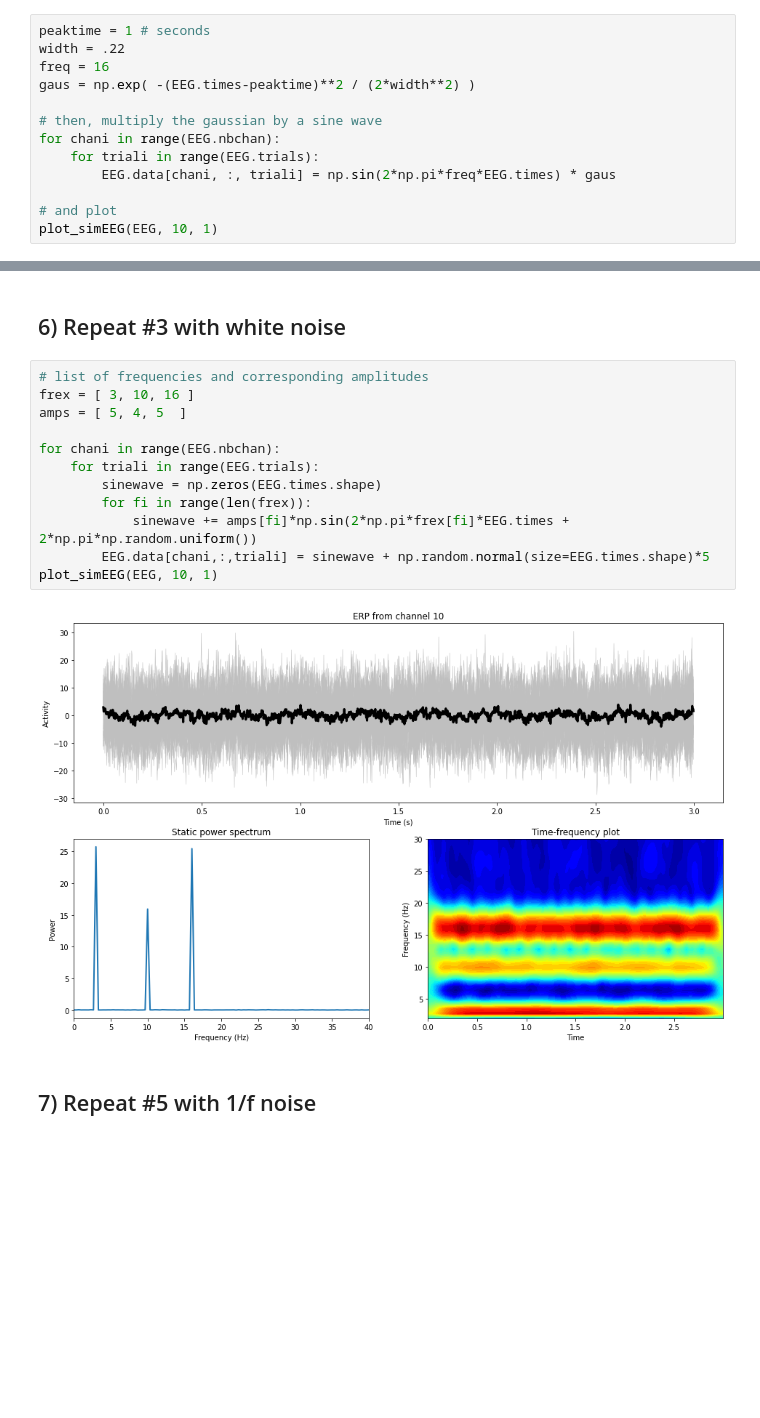
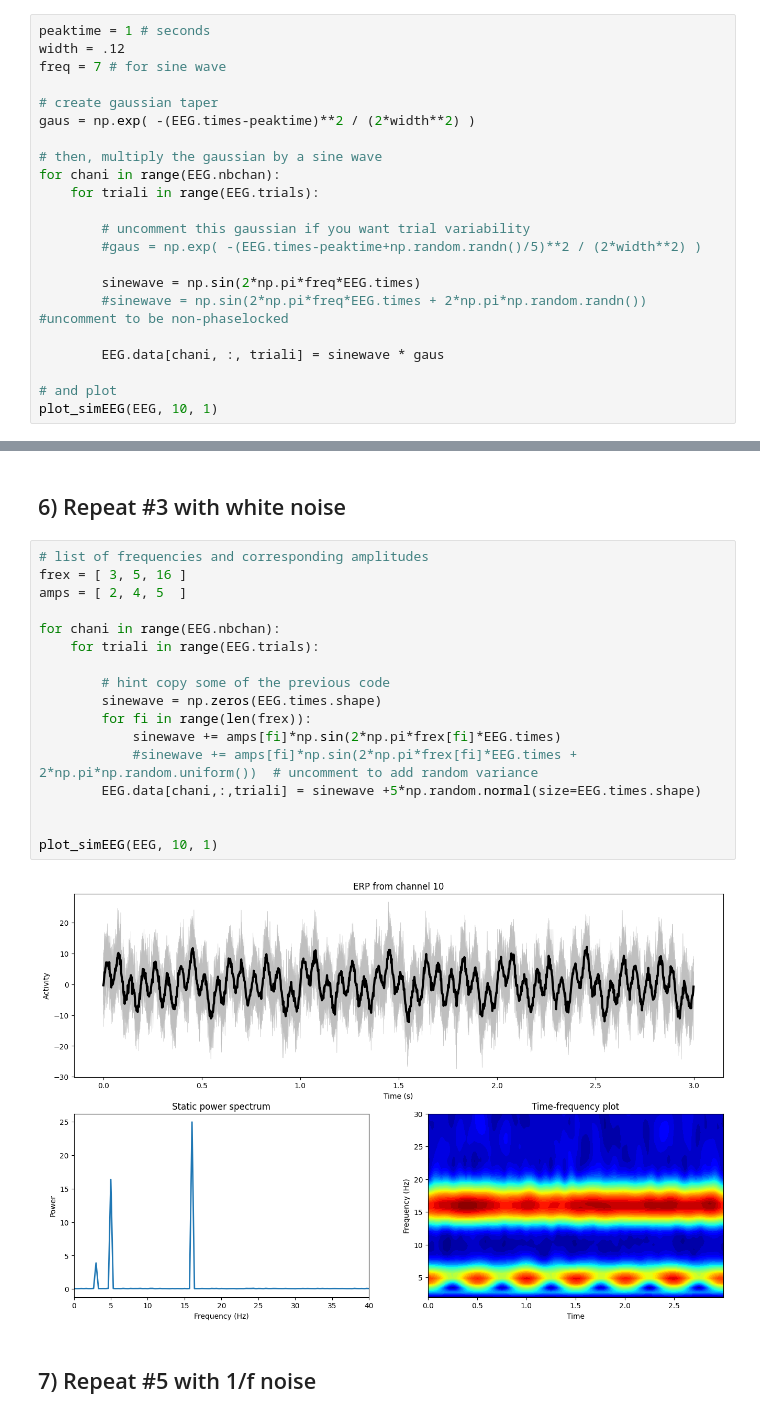
Before and after one commit to shabkr/Neural-Signal-Processing-Analysis, a Jupyter notebook: section_03/NTSA_simEEG_project1.ipynb, the cells around one changed output, grey strips where cells are left out. Saved outputs shown, nothing was run; the diff lists cells and outputs as text; blank space fills up the shorter version.

```diff
--- a/section_03/NTSA_simEEG_project1.ipynb
+++ b/section_03/NTSA_simEEG_project1.ipynb
@@ -114,14 +115,23 @@ plot_simEEG(EEG, 10, 1)
 ## 5) Transient oscillations w/ Gaussian
 # %%
 peaktime = 1 # seconds
-width = .22
-freq = 16
+width = .12
+freq = 7 # for sine wave
+
+# create gaussian taper
 gaus = np.exp( -(EEG.times-peaktime)**2 / (2*width**2) )
 
 # then, multiply the gaussian by a sine wave
 for chani in range(EEG.nbchan):
     for triali in range(EEG.trials):
-        EEG.data[chani, :, triali] = np.sin(2*np.pi*freq*EEG.times) * gaus
+
+        # uncomment this gaussian if you want trial variability
+        #gaus = np.exp( -(EEG.times-peaktime+np.random.randn()/5)**2 / (2*width**2) )
+
+        sinewave = np.sin(2*np.pi*freq*EEG.times)
+        #sinewave = np.sin(2*np.pi*freq*EEG.times + 2*np.pi*np.random.randn()) #uncomment to be non-phaselocked
+
+        EEG.data[chani, :, triali] = sinewave * gaus
 
 # and plot
 plot_simEEG(EEG, 10, 1)
@@ -131,18 +141,23 @@ plot_simEEG(EEG, 10, 1)
 ## 6) Repeat #3 with white noise
 # %%
 # list of frequencies and corresponding amplitudes
-frex = [ 3, 10, 16 ]
-amps = [ 5, 4, 5  ]
+frex = [ 3, 5, 16 ]
+amps = [ 2, 4, 5  ]
 
 for chani in range(EEG.nbchan):
     for triali in range(EEG.trials):
+
+        # hint copy some of the previous code
         sinewave = np.zeros(EEG.times.shape)
         for fi in range(len(frex)):
-            sinewave += amps[fi]*np.sin(2*np.pi*frex[fi]*EEG.times + 2*np.pi*np.random.uniform())
-        EEG.data[chani,:,triali] = sinewave + np.random.normal(size=EEG.times.shape)*5
+            sinewave += amps[fi]*np.sin(2*np.pi*frex[fi]*EEG.times)
+            #sinewave += amps[fi]*np.sin(2*np.pi*frex[fi]*EEG.times + 2*np.pi*np.random.uniform())  # uncomment to add random variance
+        EEG.data[chani,:,triali] = sinewave +5*np.random.normal(size=EEG.times.shape)
+
+
 plot_simEEG(EEG, 10, 1)
 # %% [output]
-[figure, old version]
+[figure, new version]
 # %% [markdown]
 ## 7) Repeat #5 with 1/f noise
 # %%
```
Also changed, not shown: parts of 4 cells of this notebook.
